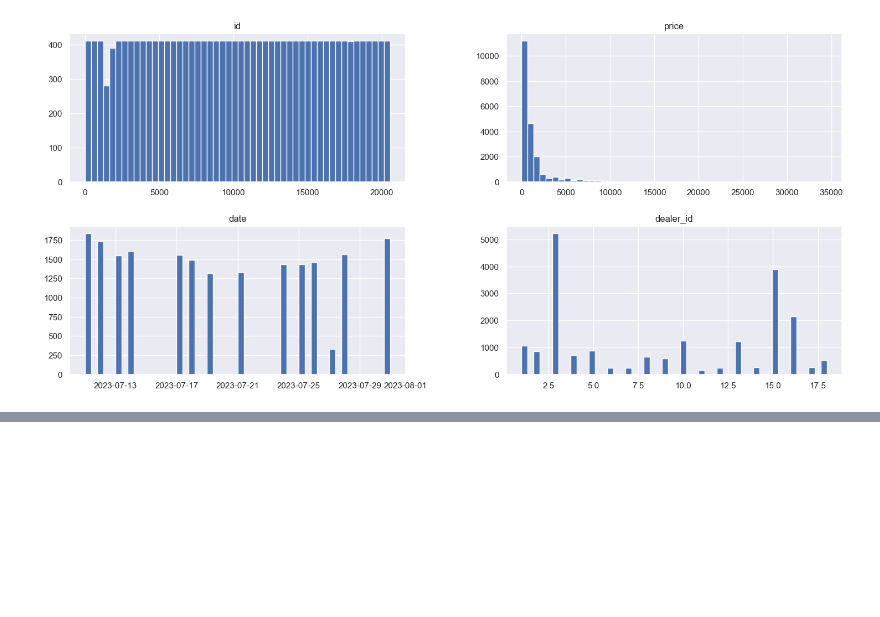
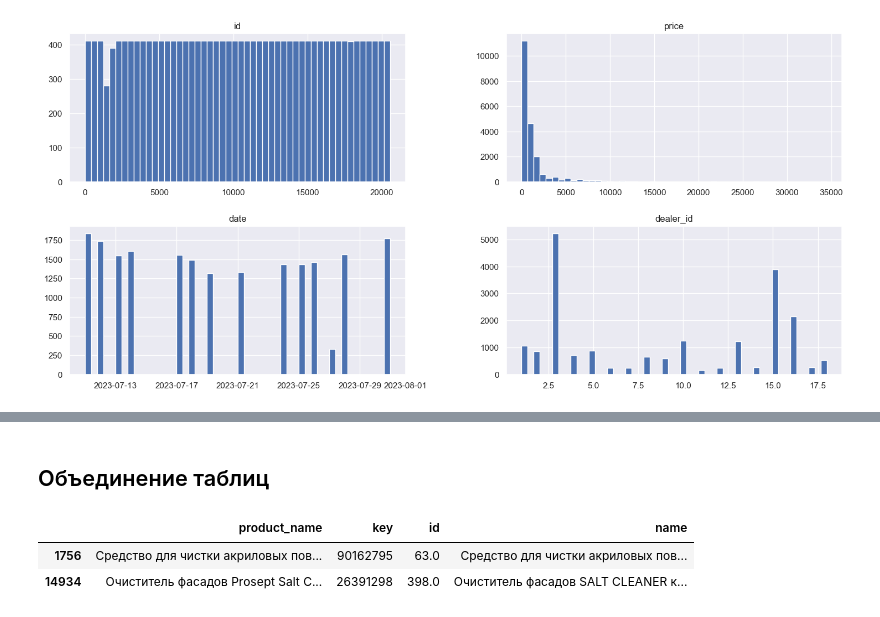
Before and after one commit to avkrickaya/Prosept_matching, a Jupyter notebook: prosept-hack-notebook-2511.ipynb, the cells around one changed output, grey strips where cells are left out. Saved outputs shown, nothing was run; the diff lists cells and outputs as text; code cells hidden in the pictures; blank space fills up the shorter version.

```diff
--- a/prosept-hack-notebook-2511.ipynb
+++ b/prosept-hack-notebook-2511.ipynb
@@ -393,0 +464,41 @@ data_products = data_products.dropna( subset=['name']).reset_index(drop=True)
+# %%
+# векторизация названий в data_products, data_dealers
+
+# Список наименований товаров из таблицы data_products
+product_names = data_products['name'].tolist()
+
+# Предобработка наименований товаров
+preprocessed_names = [preprocess_text(name) for name in product_names]
+
+# Преобразование векторизации
+vectorizer = TfidfVectorizer()
+vectorized_names = vectorizer.fit_transform(preprocessed_names).toarray()
+
+# Применение векторизации к таблице data_products
+data_products['vectorized_name'] = list(vectorized_names)
+
+# Применение векторизации к таблице data_dealers
+data_dealers['vectorized_name'] = list(
+        vectorizer.transform(
+            data_dealers['product_name'].apply(preprocess_text)
+                            ).toarray()
+)
+# %% [markdown]
+## Объединение таблиц
+# %%
+# пока оставляем только признаки с названиями
+# соединим ключи по id с названиями производителя
+product_with_key_data = data_key[['key', 'product_id']].merge(data_products[['id', 'name']],
+                                       how='left',
+                                       right_on='id',
+                                       left_on='product_id')
+# к датасету с названиями диллеров присоединим наззвания производителя
+full_data = data_dealers[['product_key', 'product_name']].merge( product_with_key_data,
+                               how='left',
+                               right_on='key',
+                               left_on='product_key').drop(['product_id', 'product_key'], axis=1)
+full_data.sample(2)
+# %% [output]
+|  | product_name | key | id | name |
+| 1756 | Средство для чистки акриловых пов... | 90162795 | 63.0 | Средство для чистки акриловых пов... |
+| 14934 | Очиститель фасадов Prosept Salt C... | 26391298 | 398.0 | Очиститель фасадов SALT CLEANER к... |
```
Also changed, not shown: parts of 93 cells of this notebook.
